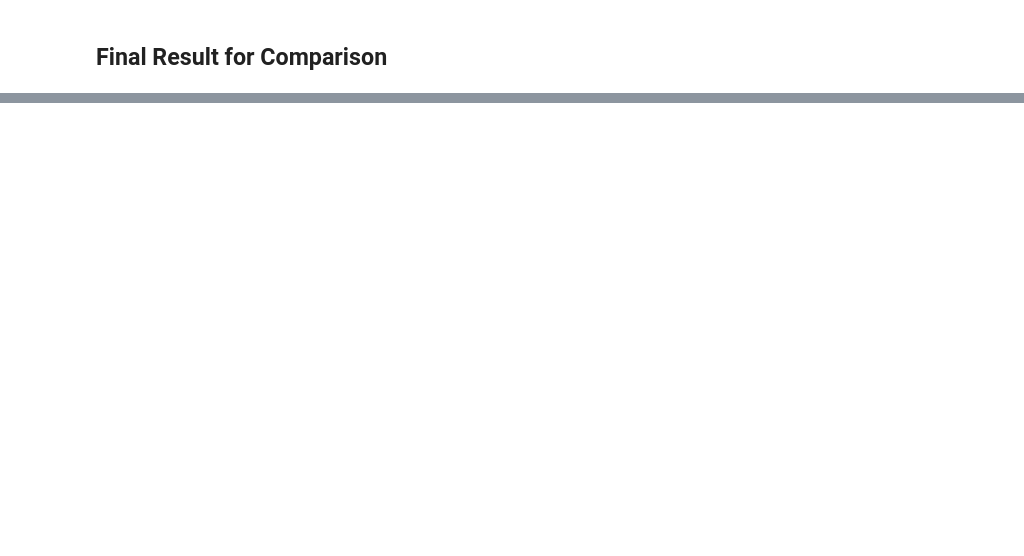
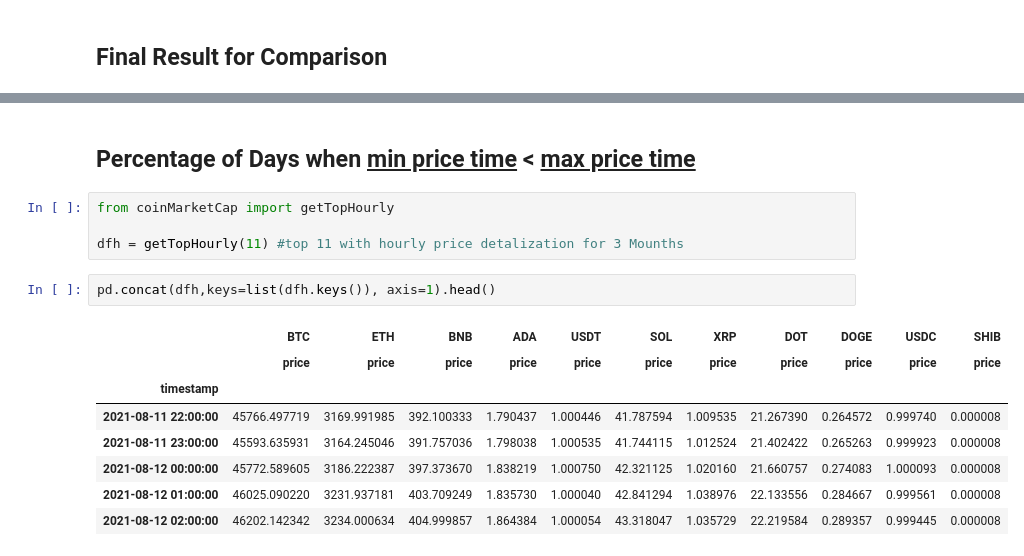
Before and after one commit to webostap/NIR, a Jupyter notebook: 2.ipynb, the cells around one changed output, grey strips where cells are left out. Saved outputs shown, nothing was run; the diff lists cells and outputs as text; blank space fills up the shorter version.

Commit message:
1. add SHIB coin 2. calc days when min_price time < max_price time

```diff
--- a/2.ipynb
+++ b/2.ipynb
@@ -161,0 +162,17 @@ pd.DataFrame(
+# %% [markdown]
+<h2>Percentage of Days when <u>min price time</u> < <u>max price time</u></h2>
+# %%
+from coinMarketCap import getTopHourly
+
+dfh = getTopHourly(11) #top 11 with hourly price detalization for 3 Mounths
+# %%
+pd.concat(dfh,keys=list(dfh.keys()), axis=1).head()
+# %% [output]
+|  | BTC | ETH | BNB | ADA | USDT | SOL | XRP | DOT | DOGE | USDC | SHIB |
+|  | price | price | price | price | price | price | price | price | price | price | price |
+| timestamp |  |  |  |  |  |  |  |  |  |  |  |
+| 2021-08-11 22:00:00 | 45766.497719 | 3169.991985 | 392.100333 | 1.790437 | 1.000446 | 41.787594 | 1.009535 | 21.267390 | 0.264572 | 0.999740 | 0.000008 |
+| 2021-08-11 23:00:00 | 45593.635931 | 3164.245046 | 391.757036 | 1.798038 | 1.000535 | 41.744115 | 1.012524 | 21.402422 | 0.265263 | 0.999923 | 0.000008 |
+| 2021-08-12 00:00:00 | 45772.589605 | 3186.222387 | 397.373670 | 1.838219 | 1.000750 | 42.321125 | 1.020160 | 21.660757 | 0.274083 | 1.000093 | 0.000008 |
+| 2021-08-12 01:00:00 | 46025.090220 | 3231.937181 | 403.709249 | 1.835730 | 1.000040 | 42.841294 | 1.038976 | 22.133556 | 0.284667 | 0.999561 | 0.000008 |
+| 2021-08-12 02:00:00 | 46202.142342 | 3234.000634 | 404.999857 | 1.864384 | 1.000054 | 43.318047 | 1.035729 | 22.219584 | 0.289357 | 0.999445 | 0.000008 |
```
Also changed, not shown: parts of 11 cells of this notebook, 1 other file.
